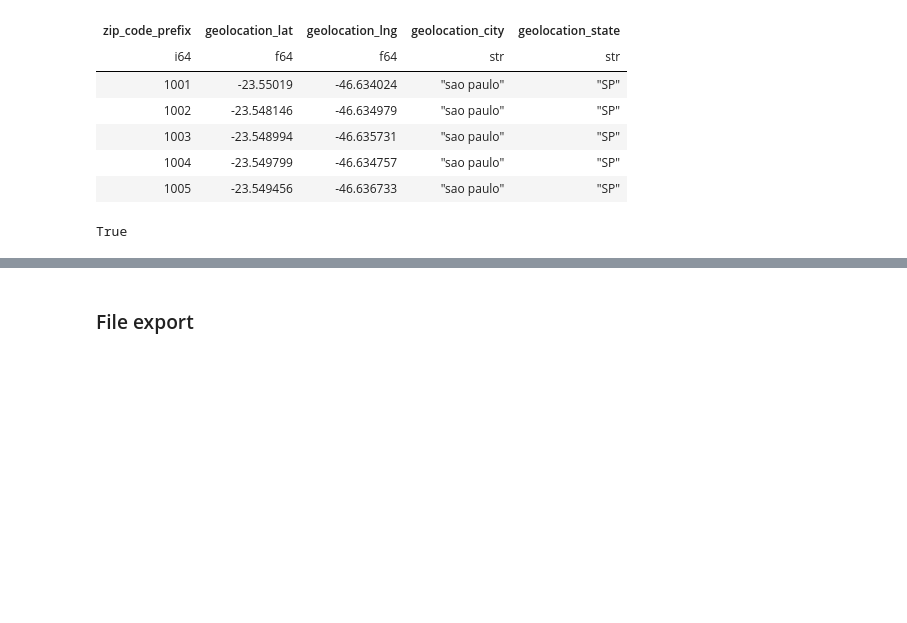
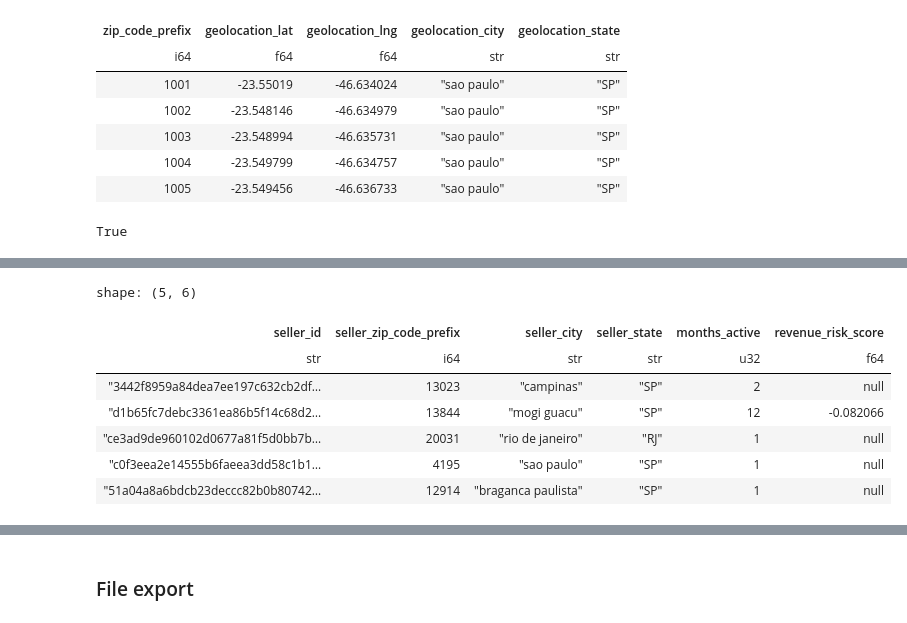
Before and after one commit to SleGort/olist_project, a Jupyter notebook: notebooks/eda.ipynb, the cells around one changed output, grey strips where cells are left out. Cells and saved outputs as stored; diff of their text form; code cells hidden in the pictures; blank space fills up the shorter version.

```diff
--- a/notebooks/eda.ipynb
+++ b/notebooks/eda.ipynb
@@ -806,0 +966,11 @@ True
+# %%
+dim_seller.head()
+# %% [output]
+shape: (5, 6)
+| seller_id | seller_zip_code_prefix | seller_city | seller_state | months_active | revenue_risk_score |
+| str | i64 | str | str | u32 | f64 |
+| "3442f8959a84dea7ee197c632cb2df… | 13023 | "campinas" | "SP" | 2 | null |
+| "d1b65fc7debc3361ea86b5f14c68d2… | 13844 | "mogi guacu" | "SP" | 12 | -0.082066 |
+| "ce3ad9de960102d0677a81f5d0bb7b… | 20031 | "rio de janeiro" | "RJ" | 1 | null |
+| "c0f3eea2e14555b6faeea3dd58c1b1… | 4195 | "sao paulo" | "SP" | 1 | null |
+| "51a04a8a6bdcb23deccc82b0b80742… | 12914 | "braganca paulista" | "SP" | 1 | null |
```
Also changed, not shown: parts of 21 cells of this notebook, 1 other file.
